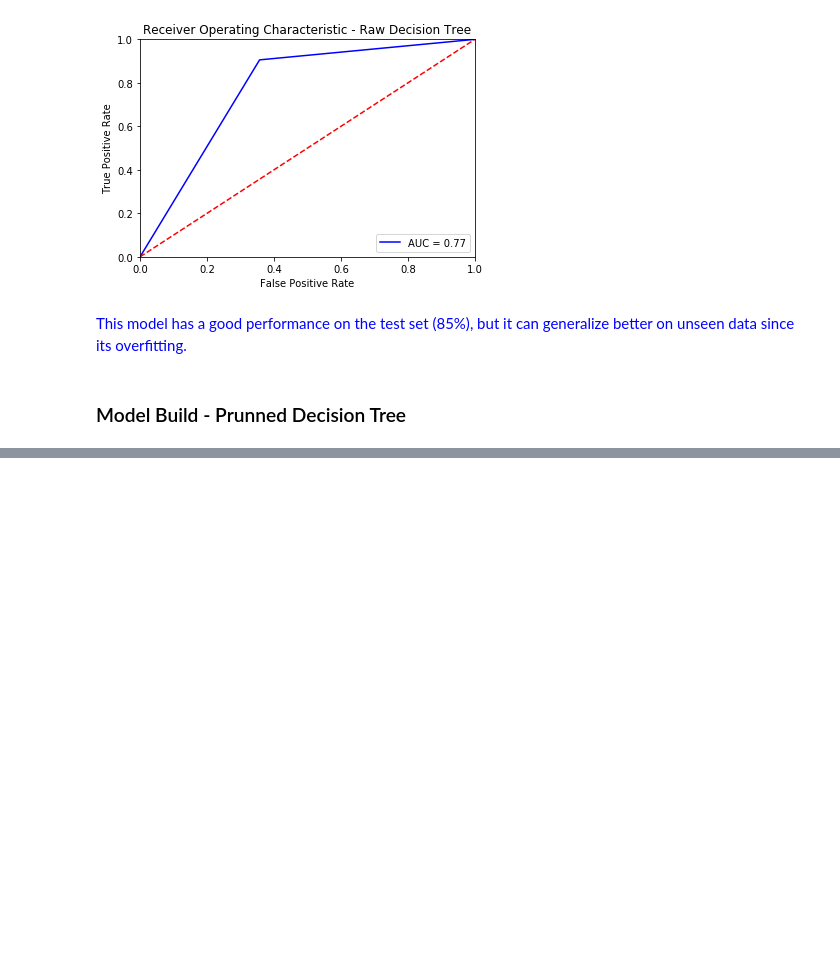
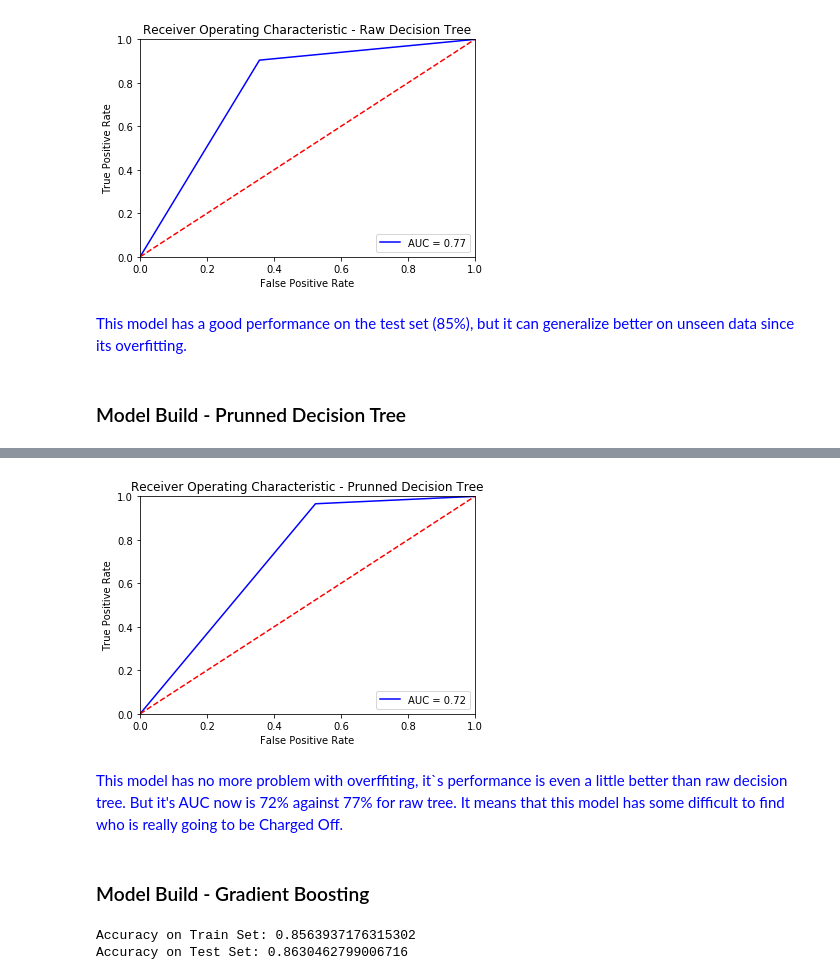
Before and after one commit to rmaciel-prog/PGP-IAML, a Jupyter notebook: data_science_test_ReinaldoMaciel.ipynb, the cells around one changed output, grey strips where cells are left out. Drawn from its saved outputs; the diff is of its cells as text; code cells hidden in the pictures; blank space fills up the shorter version.

```diff
--- a/data_science_test_ReinaldoMaciel.ipynb
+++ b/data_science_test_ReinaldoMaciel.ipynb
@@ -297,0 +334,30 @@ plt.show()
+# %%
+k = {'Charged Off':0, 'Fully Paid':1}
+
+fpr, tpr, threshold = metrics.roc_curve([k[y] for y in Y_test], [k[y1] for y1 in y_predict])
+roc_auc = metrics.auc(fpr, tpr)
+
+plt.title('Receiver Operating Characteristic - Prunned Decision Tree')
+plt.plot(fpr, tpr, 'b', label = 'AUC = %0.2f' % roc_auc)
+plt.legend(loc = 'lower right')
+plt.plot([0, 1], [0, 1],'r--')
+plt.xlim([0, 1])
+plt.ylim([0, 1])
+plt.ylabel('True Positive Rate')
+plt.xlabel('False Positive Rate')
+plt.show()
+# %% [output]
+[figure, added]
+# %% [markdown]
+<font color='blue'> This model has no more problem with overffiting, it`s performance is even a little better than raw decision tree. But it's AUC now is 72% against 77% for raw tree. It means that this model has some difficult to find who is really going to be Charged Off. </font>
+# %% [markdown]
+### Model Build - Gradient Boosting
+# %%
+gbcl = GradientBoostingClassifier(n_estimators = 50,random_state=1)
+gbcl = gbcl.fit(X_train, Y_train)
+
+print('Accuracy on Train Set:', gbcl.score(X_train, Y_train))
+print('Accuracy on Test Set:', gbcl.score(X_test, Y_test))
+# %% [output]
+Accuracy on Train Set: 0.8563937176315302
+Accuracy on Test Set: 0.8630462799006716
```
Also changed, not shown: parts of 17 cells of this notebook.
